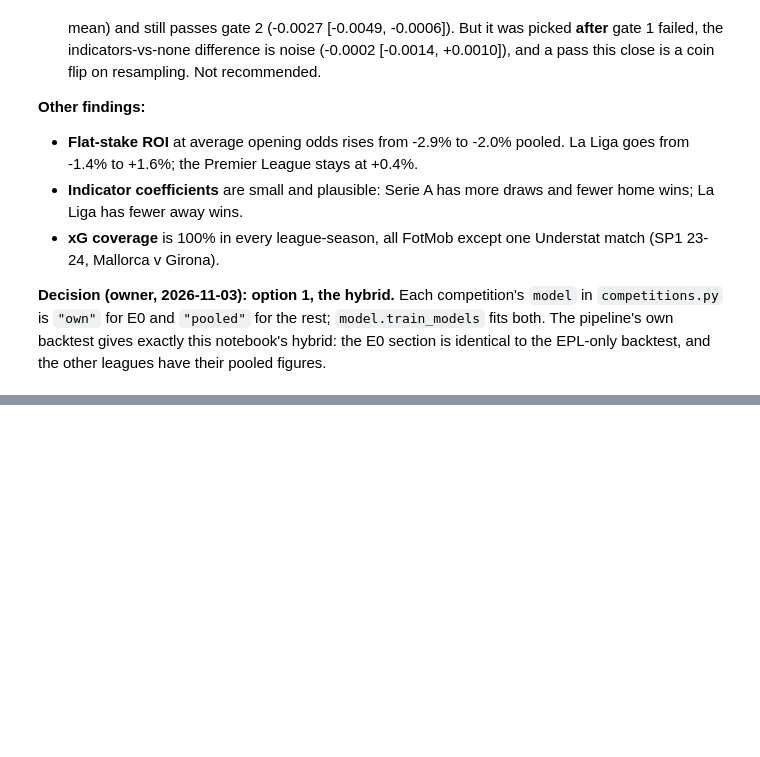
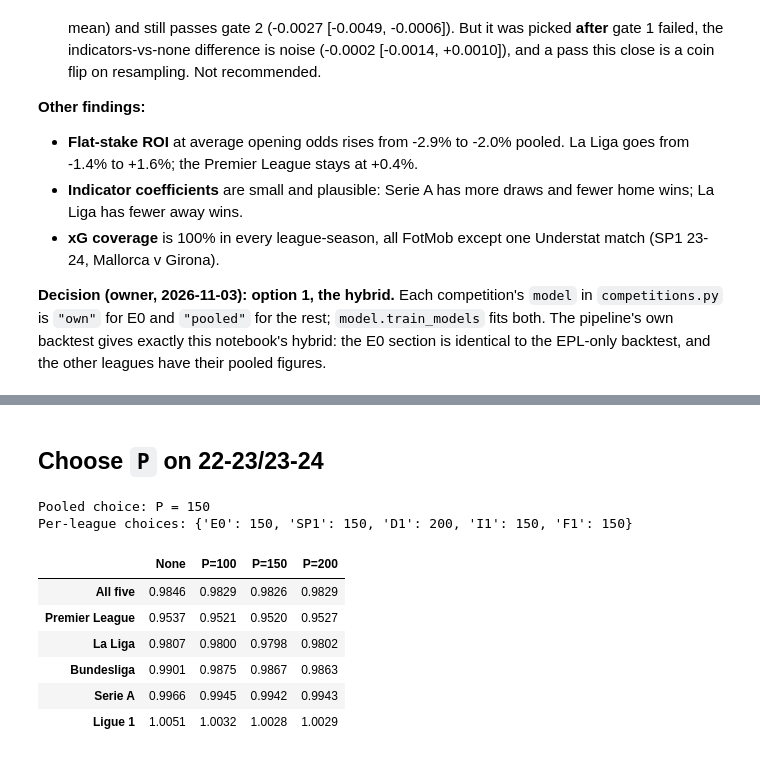
Before and after one commit to hphillips9/football-analysis, a Jupyter notebook: notebooks/20_multileague_pipeline.ipynb, the cells around one changed output, grey strips where cells are left out. Drawn from its saved outputs; the diff is of its cells as text; code cells hidden in the pictures; blank space fills up the shorter version.

```diff
--- a/notebooks/20_multileague_pipeline.ipynb
+++ b/notebooks/20_multileague_pipeline.ipynb
@@ -418,0 +508,32 @@ backtest, and the other leagues have their pooled figures.
+# %% [markdown]
+## Choose `P` on 22-23/23-24
+# %%
+def season_loss(name, frame):
+    return log_loss(frame["FTR"], runs[name].loc[frame.index][LABELS], labels=LABELS)
+
+
+tune_all = matches[matches["Season"].isin(TUNE)]
+tune_table = {"All five": {name: season_loss(name, tune_all) for name in ["None"] + [f"P={p} all" for p in P_GRID]}}
+for div in DIVS:
+    frame = tune_all[tune_all["Div"] == div]
+    tune_table[NAMES[div]] = {name: season_loss(name, frame) for name in ["None"] + [f"P={p} {div}" for p in P_GRID]}
+
+pooled_p = min(P_GRID, key=lambda p: tune_table["All five"][f"P={p} all"])
+league_p = {div: min(P_GRID, key=lambda p: tune_table[NAMES[div]][f"P={p} {div}"]) for div in DIVS}
+
+print(f"Pooled choice: P = {pooled_p}")
+print("Per-league choices:", {div: p for div, p in league_p.items()})
+pd.DataFrame({
+    league: {("None" if k == "None" else k.split()[0]): v for k, v in row.items()}
+    for league, row in tune_table.items()
+}).T.round(4)
+# %% [output]
+Pooled choice: P = 150
+Per-league choices: {'E0': 150, 'SP1': 150, 'D1': 200, 'I1': 150, 'F1': 150}
+|  | None | P=100 | P=150 | P=200 |
+| All five | 0.9846 | 0.9829 | 0.9826 | 0.9829 |
+| Premier League | 0.9537 | 0.9521 | 0.9520 | 0.9527 |
+| La Liga | 0.9807 | 0.9800 | 0.9798 | 0.9802 |
+| Bundesliga | 0.9901 | 0.9875 | 0.9867 | 0.9863 |
+| Serie A | 0.9966 | 0.9945 | 0.9942 | 0.9943 |
+| Ligue 1 | 1.0051 | 1.0032 | 1.0028 | 1.0029 |
```
Also changed, not shown: parts of 7 cells of this notebook, 3 other files.
